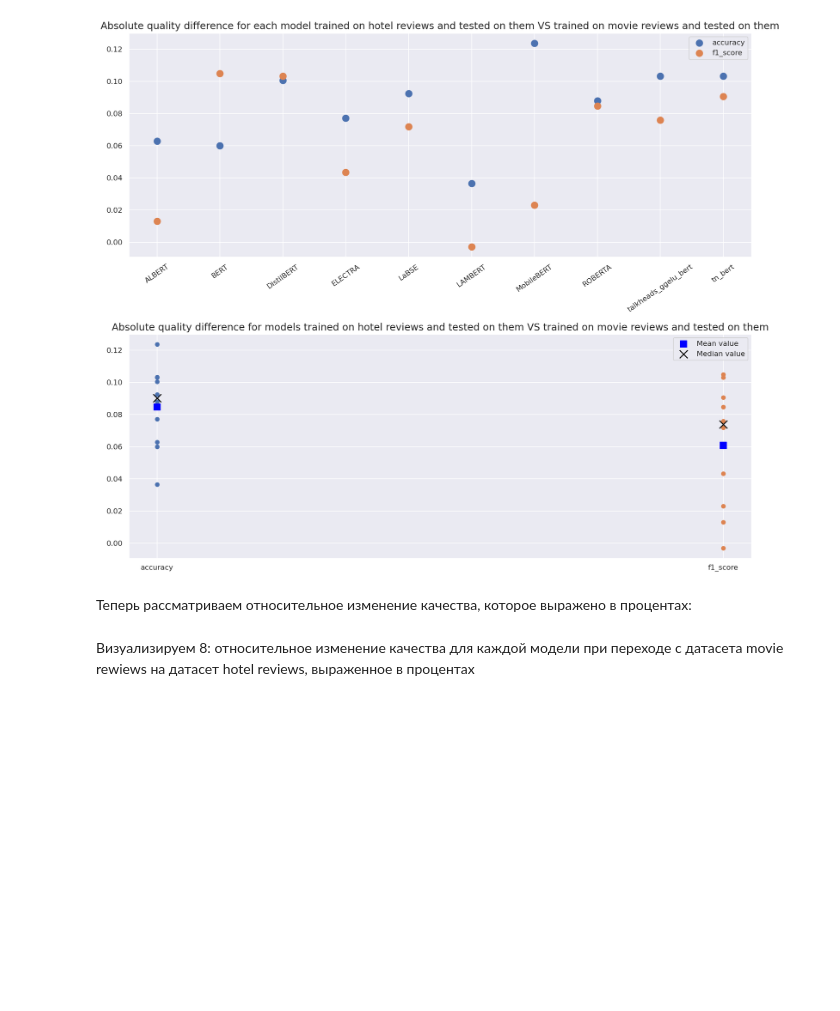
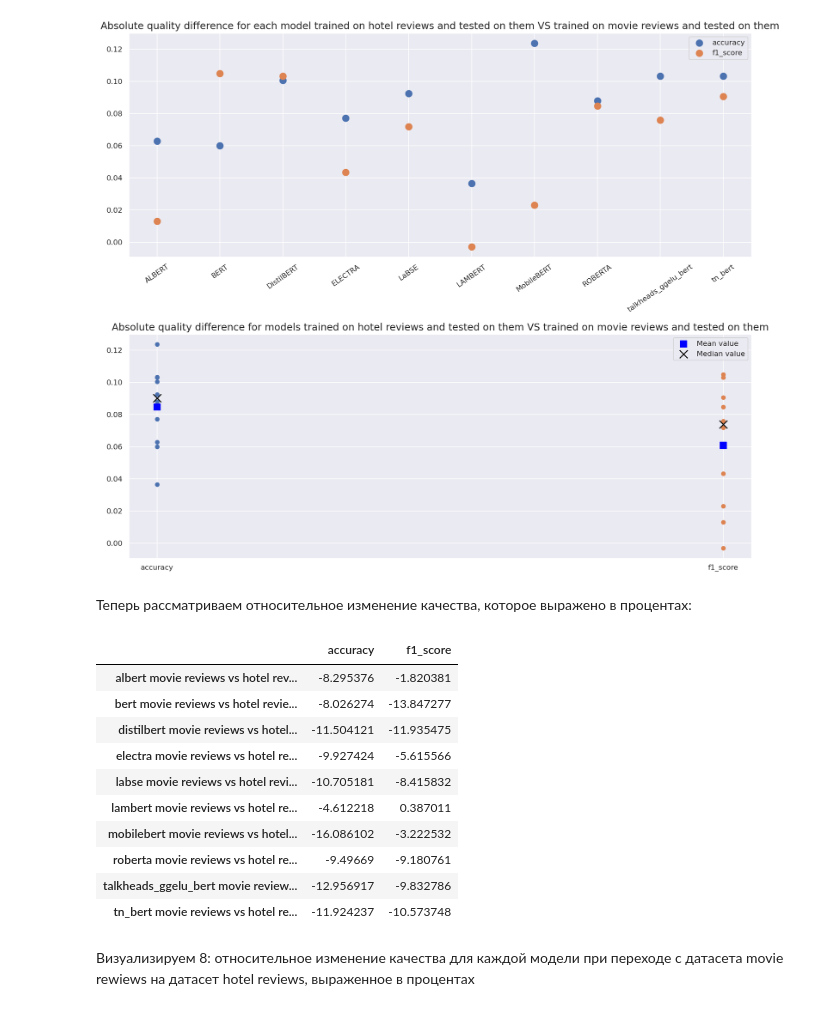
Before and after one commit to Oleg13Kopylov/comparing_datasets, a Jupyter notebook: results_of_first_series_of_experiments.ipynb, the cells around one changed output. Saved outputs shown, nothing was run; the diff lists cells and outputs as text; code cells hidden in the pictures; blank space fills up the shorter version.

```diff
--- a/results_of_first_series_of_experiments.ipynb
+++ b/results_of_first_series_of_experiments.ipynb
@@ -1131,12 +1143,17 @@ plt.show()
 Теперь рассматриваем относительное изменение качества, которое выражено в процентах:
 # %%
 df_different_datasets_test_quality_relative_difference_in_percent = pd.DataFrame(columns=['accuracy', 'f1_score'])
-adding = ' hotel reviews vs movie reviews absolute difference on test'
+other_direction_df_different_datasets_test_quality_relative_difference_in_percent = pd.DataFrame(columns=['accuracy', 'f1_score']) # new
+adding = ' hotel reviews vs movie reviews relative difference on test'
+other_direction_adding = ' movie reviews vs hotel reviews relative difference on test' # new
 for model_name in model_names_lower_case_list:
     index_name_1 = model_name + ' trained on hotel reviews and tested on hotel reviews dataset'
     index_name_2 = model_name + ' trained on movie reviews and tested on movie reviews dataset'
     df_different_datasets_test_quality_relative_difference_in_percent.loc[model_name + adding, 'accuracy'] = (df_with_test_results.loc[index_name_1, 'accuracy'] - df_with_test_results.loc[index_name_2, 'accuracy']) / df_with_test_results.loc[index_name_2, 'accuracy'] * 100
     df_different_datasets_test_quality_relative_difference_in_percent.loc[model_name + adding, 'f1_score'] = (df_with_test_results.loc[index_name_1, 'f1_score'] - df_with_test_results.loc[index_name_2, 'f1_score']) / df_with_test_results.loc[index_name_2, 'f1_score'] * 100
+    # new
+    other_direction_df_different_datasets_test_quality_relative_difference_in_percent.loc[model_name + other_direction_adding, 'accuracy'] = (df_with_test_results.loc[index_name_2, 'accuracy'] - df_with_test_results.loc[index_name_1, 'accuracy']) / df_with_test_results.loc[index_name_1, 'accuracy'] * 100
+    other_direction_df_different_datasets_test_quality_relative_difference_in_percent.loc[model_name + other_direction_adding, 'f1_score'] = (df_with_test_results.loc[index_name_2, 'f1_score'] - df_with_test_results.loc[index_name_1, 'f1_score']) / df_with_test_results.loc[index_name_1, 'f1_score'] * 100
 # %%
 name_for_dataframe = 'df_relative_quality_difference_in_percent_when_switching_from_hotel_reviews_to_movie_reviews'
 df_different_datasets_test_quality_relative_difference_in_percent.to_csv('/content/drive/MyDrive/data_for_colab/dataframes/additional_research/' + name_for_dataframe + '.csv')
@@ -1143,3 +1164,17 @@ df_different_datasets_test_quality_relative_difference_in_percent.to_csv('/conte
+# %%
+other_direction_df_different_datasets_test_quality_relative_difference_in_percent
+# %% [output]
+|  | accuracy | f1_score |
+| albert movie reviews vs hotel rev... | -8.295376 | -1.820381 |
+| bert movie reviews vs hotel revie... | -8.026274 | -13.847277 |
+| distilbert movie reviews vs hotel... | -11.504121 | -11.935475 |
+| electra movie reviews vs hotel re... | -9.927424 | -5.615566 |
+| labse movie reviews vs hotel revi... | -10.705181 | -8.415832 |
+| lambert movie reviews vs hotel re... | -4.612218 | 0.387011 |
+| mobilebert movie reviews vs hotel... | -16.086102 | -3.222532 |
+| roberta movie reviews vs hotel re... | -9.49669 | -9.180761 |
+| talkheads_ggelu_bert movie review... | -12.956917 | -9.832786 |
+| tn_bert movie reviews vs hotel re... | -11.924237 | -10.573748 |
 # %% [markdown]
 Визуализируем 8: относительное изменение качества для каждой модели при переходе с датасета movie rewiews на датасет hotel reviews, выраженное в процентах
 # %%
```
Also changed, not shown: parts of 5 cells of this notebook, 4 other files.
